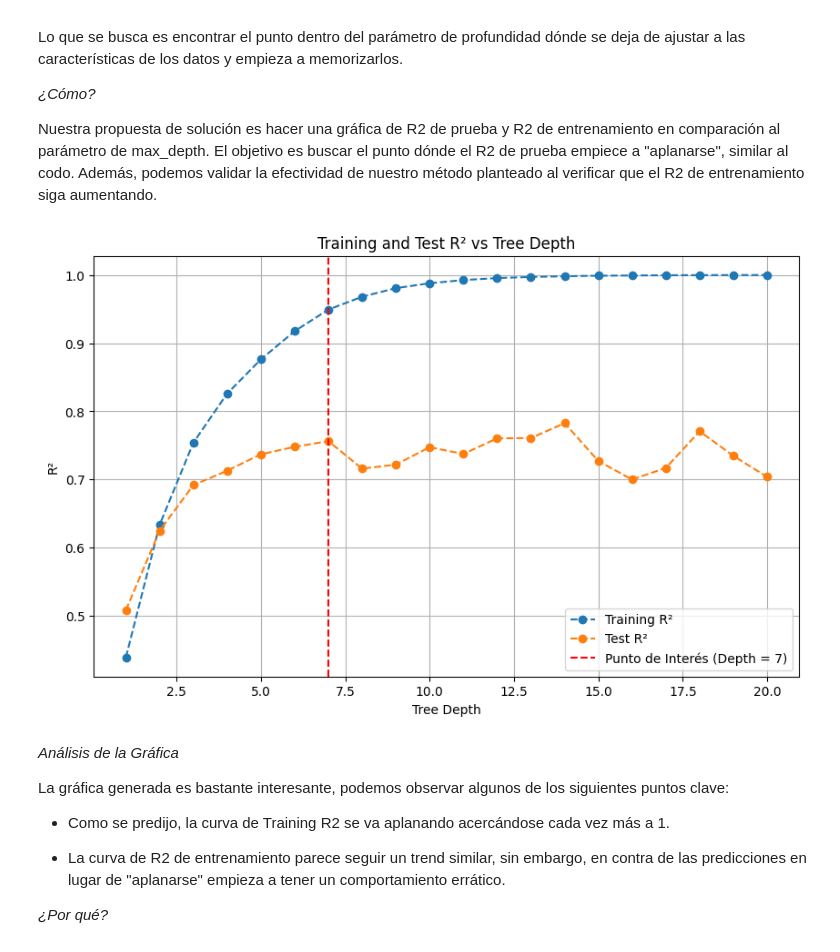
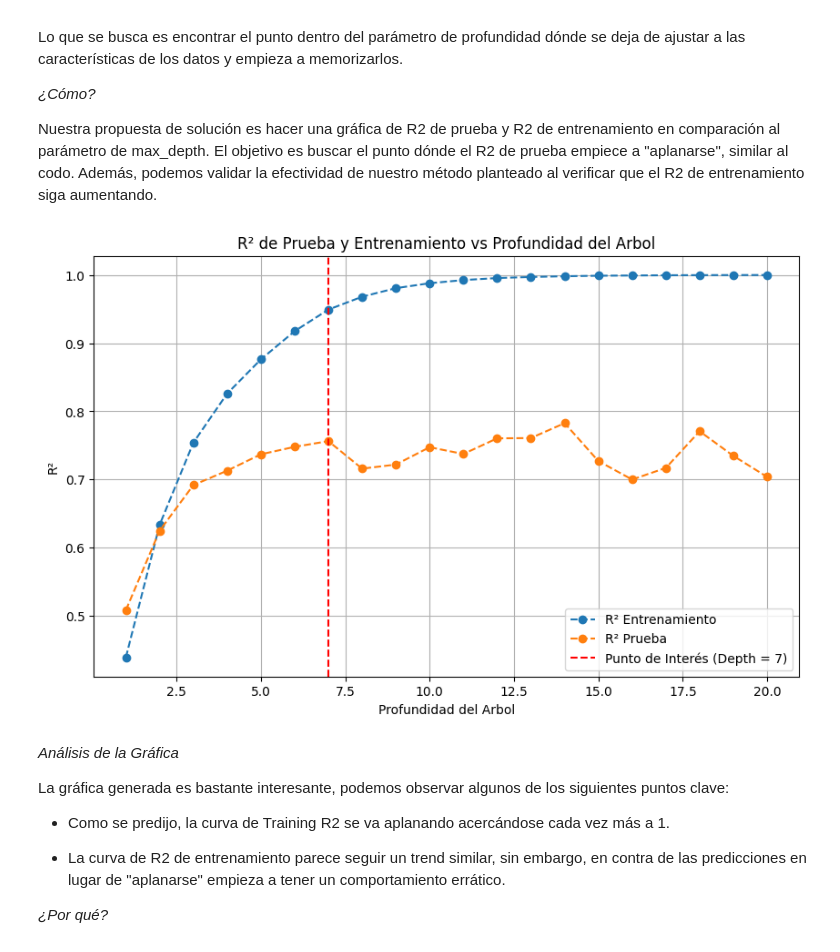
Before and after one commit to DiegoLinares11/Modelos-de-Regresion-Lineal, a Jupyter notebook: Entrega2/Arboles.ipynb, the cells around one changed output. Saved outputs shown, nothing was run; the diff lists cells and outputs as text; code cells hidden in the pictures.

```diff
--- a/Entrega2/Arboles.ipynb
+++ b/Entrega2/Arboles.ipynb
@@ -921,38 +928,38 @@ import matplotlib.pyplot as plt
 from sklearn.tree import DecisionTreeRegressor
 from sklearn.metrics import mean_squared_error, r2_score
 import pandas as pd
 
 depths = range(1, 21)
 
 train_r2 = []
 test_r2 = []
 
 for depth in depths:
     regressor = DecisionTreeRegressor(max_depth=depth, random_state=42)
     regressor.fit(X_train, Y_train)
 
     Y_train_pred = regressor.predict(X_train)
     train_r2.append(r2_score(Y_train, Y_train_pred))
 
     Y_test_pred = regressor.predict(X_test)
     test_r2.append(r2_score(Y_test, Y_test_pred))
 
 plt.figure(figsize=(10, 6))
-plt.plot(depths, train_r2, marker='o', linestyle='--', label='Training R²')
-plt.plot(depths, test_r2, marker='o', linestyle='--', label='Test R²')
-plt.xlabel('Tree Depth')
+plt.plot(depths, train_r2, marker='o', linestyle='--', label='R² Entrenamiento')
+plt.plot(depths, test_r2, marker='o', linestyle='--', label='R² Prueba')
+plt.xlabel('Profundidad del Arbol')
 plt.ylabel('R²')
-plt.title('Training and Test R² vs Tree Depth')
+plt.title('R² de Prueba y Entrenamiento vs Profundidad del Arbol')
 plt.legend()
 plt.grid(True)
 
 selected_point = 7
 plt.axvline(x=selected_point, color='red', linestyle='--', label=f'Punto de Interés (Depth = {selected_point})')
 plt.legend()
 
 plt.show()
 # %% [output]
-[figure, old version]
+[figure, new version]
 # %% [markdown]
 *Análisis de la Gráfica*
 
```
Also changed, not shown: parts of 73 cells of this notebook.
